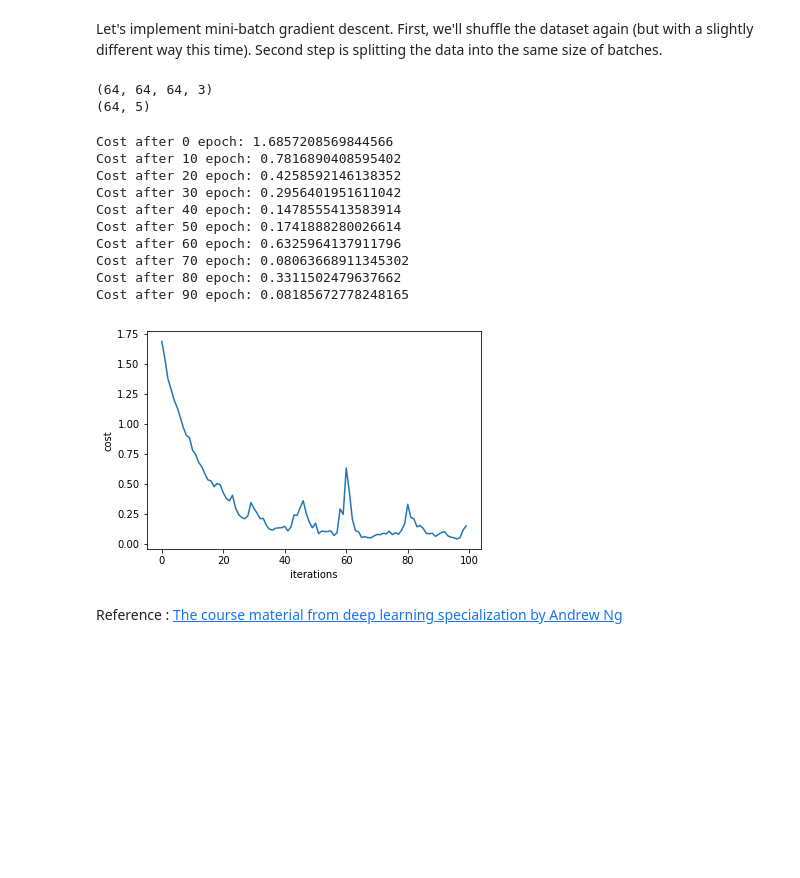
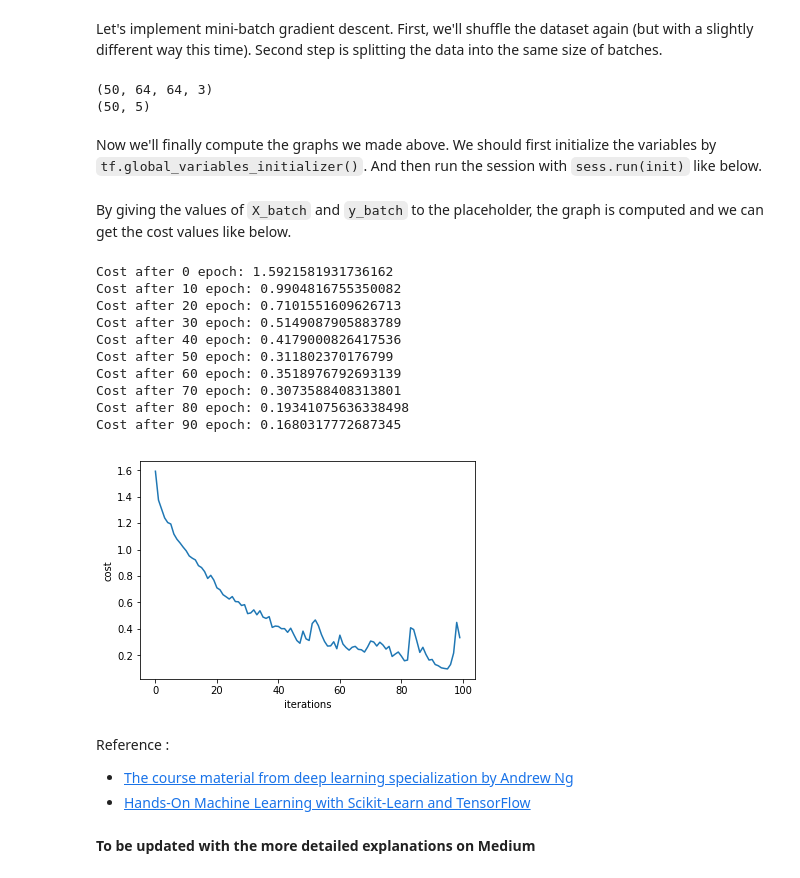
Before and after one commit to jjone36/Colab, a Jupyter notebook: 93_cnn_Tensorflow.ipynb, the cells around one changed output. Cells and saved outputs as stored; diff of their text form; code cells hidden in the pictures; blank space fills up the shorter version.

```diff
--- a/93_cnn_Tensorflow.ipynb
+++ b/93_cnn_Tensorflow.ipynb
@@ -96,7 +96,7 @@ def one_hot(labels):
 Before splitting the dataset into train and test set, we need to shuffle the images for getting ramdomness. It's important to shuffle the X values and y values together not losing their orderness. Therefore we'll reshape the data set and concatenate horizontally first.
 # %%
 # Shuffle
-def img_shuffle(images, labels_oh, frt = .1):
+def img_shuffle(images, labels_oh, frt):
     a = im_size*im_size*3
     X_train = images.reshape((images.shape[0], a))
     X_y_train = np.hstack((X_train, labels_oh))
@@ -115,7 +115,7 @@ def img_shuffle(images, labels_oh, frt = .1):
     return X_train, X_val, y_train, y_val
 # %%
 labels_oh = one_hot(labels)
-X_train, X_val, y_train, y_val = img_shuffle(images, labels_oh)
+X_train, X_val, y_train, y_val = img_shuffle(images, labels_oh, frt = .2)
 
 print("The input shape of train set is {}".format(X_train.shape))
 print("The input shape of validation set is {}".format(X_val.shape))
@@ -165,14 +165,13 @@ Z3 = tf.contrib.layers.fully_connected(P2, n_class, activation_fn = None)
 loss = tf.reduce_mean(tf.nn.softmax_cross_entropy_with_logits(logits = Z3, labels = y))
 # %%
 # Backpropagation with adam optimizer
-optimizer = tf.train.AdamOptimizer(learning_rate).minimize(loss)
+optimizer = tf.train.AdamOptimizer(learning_rate = .01).minimize(loss)
 # %% [markdown]
 Let's implement mini-batch gradient descent. First, we'll shuffle the dataset again (but with a slightly different way this time).
 Second step is splitting the data into the same size of batches.
 # %%
-learning_rate = .01
 epochs = 100
-batch_size = 64
+batch_size = 50
 
 def create_batch(X_train, y_train, batch_size):
     m = X_train.shape[0]
@@ -208,8 +207,13 @@ batches = create_batch(X_train, y_train, batch_size)
 print(X_batch.shape)
 print(y_batch.shape)
 # %% [output]
-(64, 64, 64, 3)
-(64, 5)
+(50, 64, 64, 3)
+(50, 5)
+# %% [markdown]
+Now we'll finally compute the graphs we made above. We should first initialize the variables by `tf.global_variables_initializer()`. And then run the session with
+`sess.run(init)` like below.
+# %% [markdown]
+By giving the values of `X_batch` and `y_batch` to the placeholder, the graph is computed and we can get the cost values like below.
 # %%
 costs = []
 
@@ -224,43 +228,48 @@ with tf.Session() as sess:
     for epoch in range(epochs):
 
         # mini-batch gradient descents
         batches = create_batch(X_train, y_train, batch_size)
         batch_cost = 0
+        m = X_train.shape[0]
         n_batch = int(m/batch_size)
 
         for batch in batches:
 
             (X_batch, y_batch) = batch
             _, temp_cost = sess.run([optimizer, loss], feed_dict = {X : X_batch, y : y_batch})
             batch_cost += temp_cost/n_batch
 
         # Print the cost per each epoch
         if epoch % 10 == 0:
             print("Cost after {0} epoch: {1}".format(epoch, batch_cost))
         if epoch % 1 == 0:
             costs.append(batch_cost)
 
     # plot the cost
     plt.plot(np.squeeze(costs))
     plt.ylabel('cost')
     plt.xlabel('iterations')
     plt.show()
 
     pred_op = tf.argmax(Z3, 1)
     actual = tf.argmax(y_train, 1)
     correct_pred = tf.equal(pred_op, actual)
     accuracy = tf.reduce_mean(tf.cast(correct_pred, 'float'))
 # %% [output]
-Cost after 0 epoch: 1.6857208569844566
-Cost after 10 epoch: 0.7816890408595402
-Cost after 20 epoch: 0.4258592146138352
-Cost after 30 epoch: 0.2956401951611042
-Cost after 40 epoch: 0.1478555413583914
-Cost after 50 epoch: 0.1741888280026614
-Cost after 60 epoch: 0.6325964137911796
-Cost after 70 epoch: 0.08063668911345302
-Cost after 80 epoch: 0.3311502479637662
-Cost after 90 epoch: 0.08185672778248165
+Cost after 0 epoch: 1.5921581931736162
+Cost after 10 epoch: 0.9904816755350082
+Cost after 20 epoch: 0.7101551609626713
+Cost after 30 epoch: 0.5149087905883789
+Cost after 40 epoch: 0.4179000826417536
+Cost after 50 epoch: 0.311802370176799
+Cost after 60 epoch: 0.3518976792693139
+Cost after 70 epoch: 0.3073588408313801
+Cost after 80 epoch: 0.19341075636338498
+Cost after 90 epoch: 0.1680317772687345
-[figure, old version]
+[figure, new version]
 # %% [markdown]
-Reference : [The course material from deep learning specialization by Andrew Ng](https://github.com/jjone36/Coursera_deeplearning_ai/blob/master/course_4_Convolutional%20Neural%20Networks/2.%20Convolution%20model-Application-v1.ipynb)
+Reference :
+* [The course material from deep learning specialization by Andrew Ng](https://github.com/jjone36/Coursera_deeplearning_ai/blob/master/course_4_Convolutional%20Neural%20Networks/2.%20Convolution%20model-Application-v1.ipynb)
+* [Hands-On Machine Learning with Scikit-Learn and TensorFlow](http://shop.oreilly.com/product/0636920052289.do)
+# %% [markdown]
+**To be updated with the more detailed explanations on Medium**
```
Also changed, not shown: parts of 3 cells of this notebook.
